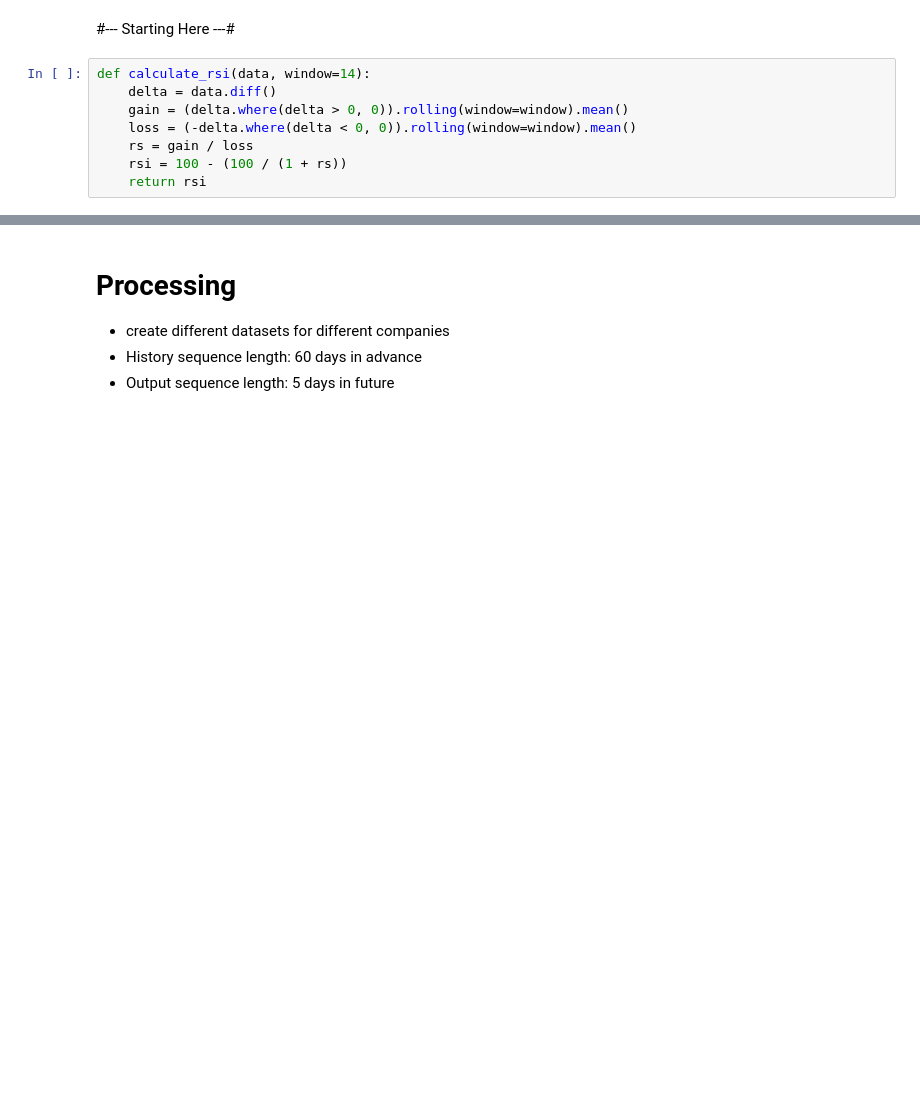
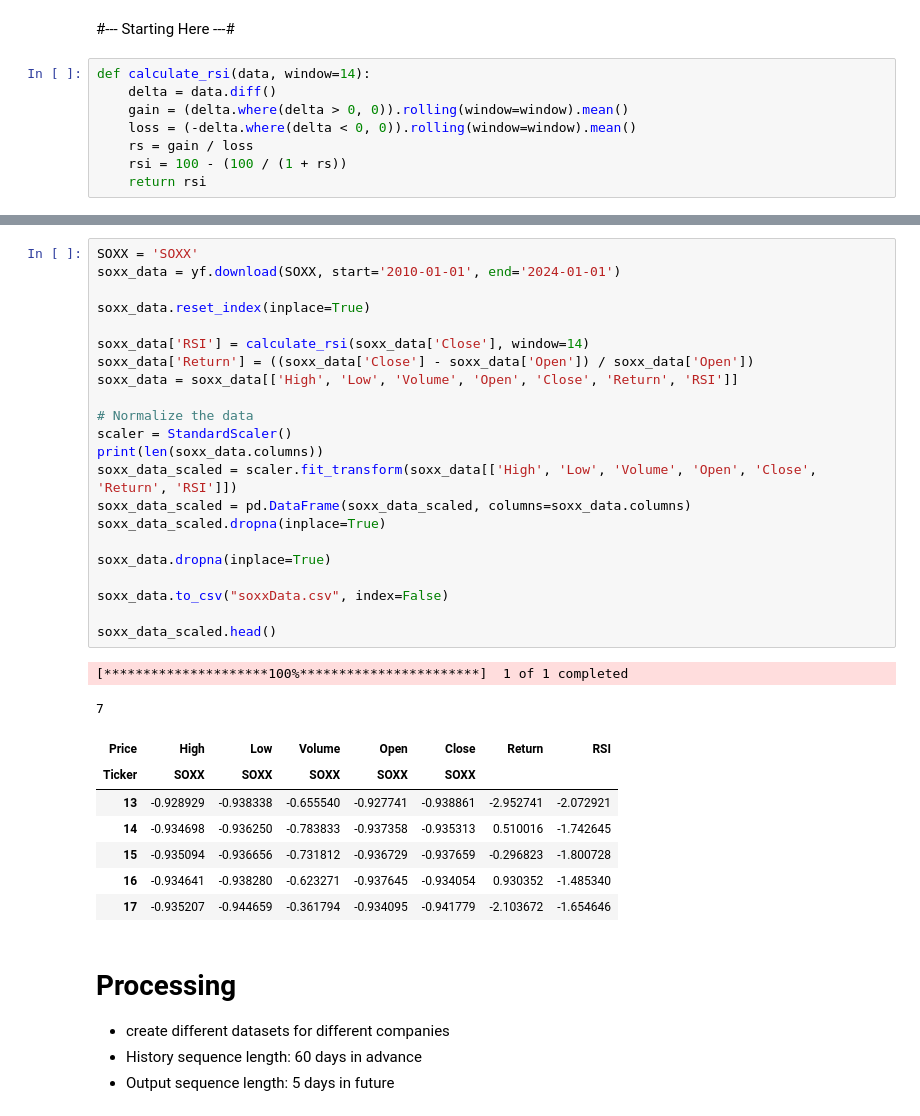
Before and after one commit to Retrospek/AlgorithmicTrading, a Jupyter notebook: backend/ArtificialIntelligence/eda.ipynb, the cells around one changed output, grey strips where cells are left out. Cells and saved outputs as stored; diff of their text form; blank space fills up the shorter version.

```diff
--- a/backend/ArtificialIntelligence/eda.ipynb
+++ b/backend/ArtificialIntelligence/eda.ipynb
@@ -118,3 +43,35 @@ Conversion: Index(['NVDA', 'TSM', 'AVGO', 'AMD', 'ASML', 'MRVL', 'ON'], dtype='o
+# %%
+SOXX = 'SOXX'
+soxx_data = yf.download(SOXX, start='2010-01-01', end='2024-01-01')
+
+soxx_data.reset_index(inplace=True)
+
+soxx_data['RSI'] = calculate_rsi(soxx_data['Close'], window=14)
+soxx_data['Return'] = ((soxx_data['Close'] - soxx_data['Open']) / soxx_data['Open'])
+soxx_data = soxx_data[['High', 'Low', 'Volume', 'Open', 'Close', 'Return', 'RSI']]
+
+# Normalize the data
+scaler = StandardScaler()
+print(len(soxx_data.columns))
+soxx_data_scaled = scaler.fit_transform(soxx_data[['High', 'Low', 'Volume', 'Open', 'Close', 'Return', 'RSI']])
+soxx_data_scaled = pd.DataFrame(soxx_data_scaled, columns=soxx_data.columns)
+soxx_data_scaled.dropna(inplace=True)
+
+soxx_data.dropna(inplace=True)
+
+soxx_data.to_csv("soxxData.csv", index=False)
+
+soxx_data_scaled.head()
+# %% [output]
+[*********************100%***********************]  1 of 1 completed
+7
+| Price | High | Low | Volume | Open | Close | Return | RSI |
+| Ticker | SOXX | SOXX | SOXX | SOXX | SOXX |  |  |
+| 13 | -0.928929 | -0.938338 | -0.655540 | -0.927741 | -0.938861 | -2.952741 | -2.072921 |
+| 14 | -0.934698 | -0.936250 | -0.783833 | -0.937358 | -0.935313 | 0.510016 | -1.742645 |
+| 15 | -0.935094 | -0.936656 | -0.731812 | -0.936729 | -0.937659 | -0.296823 | -1.800728 |
+| 16 | -0.934641 | -0.938280 | -0.623271 | -0.937645 | -0.934054 | 0.930352 | -1.485340 |
+| 17 | -0.935207 | -0.944659 | -0.361794 | -0.934095 | -0.941779 | -2.103672 | -1.654646 |
 # %% [markdown]
 # **Processing**
 
```
Also changed, not shown: parts of 14 cells of this notebook, 4 other files.
